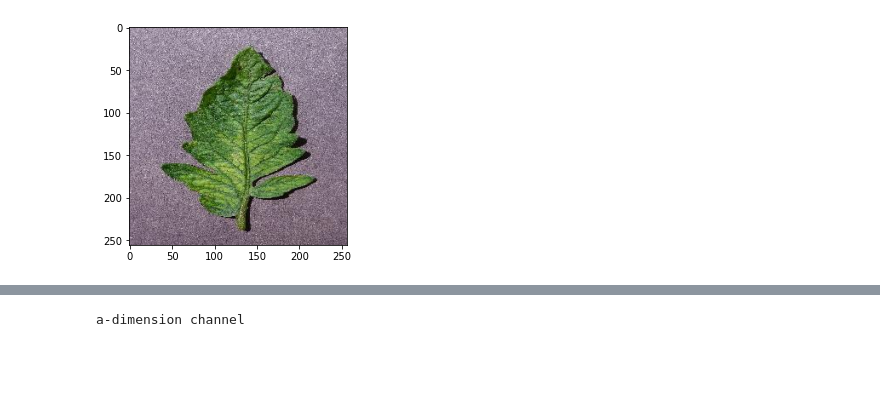
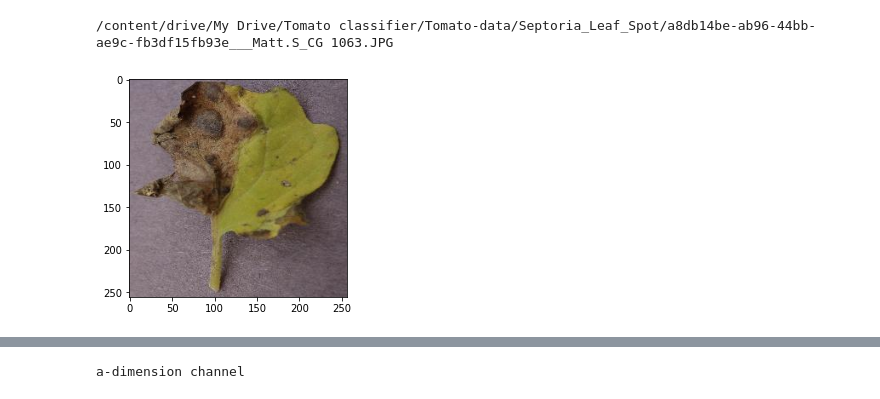
Before and after one commit to Razzf/NeuralNetworkFromScratch, a Jupyter notebook: TomatoDiseaseClsf.ipynb, the cells around one changed output, grey strips where cells are left out. Drawn from its saved outputs; the diff is of its cells as text; code cells hidden in the pictures; blank space fills up the shorter version.

```diff
--- a/TomatoDiseaseClsf.ipynb
+++ b/TomatoDiseaseClsf.ipynb
@@ -37,11 +39,14 @@ for category in CATEGORIES:
 # %%
 #This cell sets a chosen img_path based on the index
-category = CATEGORIES[0]
+category = CATEGORIES[5]
 path = os.path.join(DATADIR, category)
 images = list(os.listdir(path))
 random.shuffle(images)
 images = np.array(images)
-img_path = os.path.join(path, images[0])
+img_path = os.path.join(path, "a8db14be-ab96-44bb-ae9c-fb3df15fb93e___Matt.S_CG 1063.JPG")
+print(img_path)
+# %% [output]
+/content/drive/My Drive/Tomato classifier/Tomato-data/Septoria_Leaf_Spot/a8db14be-ab96-44bb-ae9c-fb3df15fb93e___Matt.S_CG 1063.JPG
 # %%
 #This cell sets a random img_path for comparison purposes
 category = CATEGORIES[random.randint(0, len(CATEGORIES) - 1)]
@@ -53,9 +58,9 @@ img_path = os.path.join(path, images[random.randint(0, len(images) - 1)])
 # %%
 #reading/loading the image in RGB format
 img_array = cv2.imread(img_path, -1)
 img_array = cv2.cvtColor(img_array, cv2.COLOR_BGR2RGB)
-img_array = img_array/255.0
+#img_array = img_array/255.0
 plt.imshow(img_array, cmap='binary')
 plt.show()
 # %% [output]
-[figure, old version]
+[figure, new version]
```
Also changed, not shown: parts of 9 cells of this notebook.
